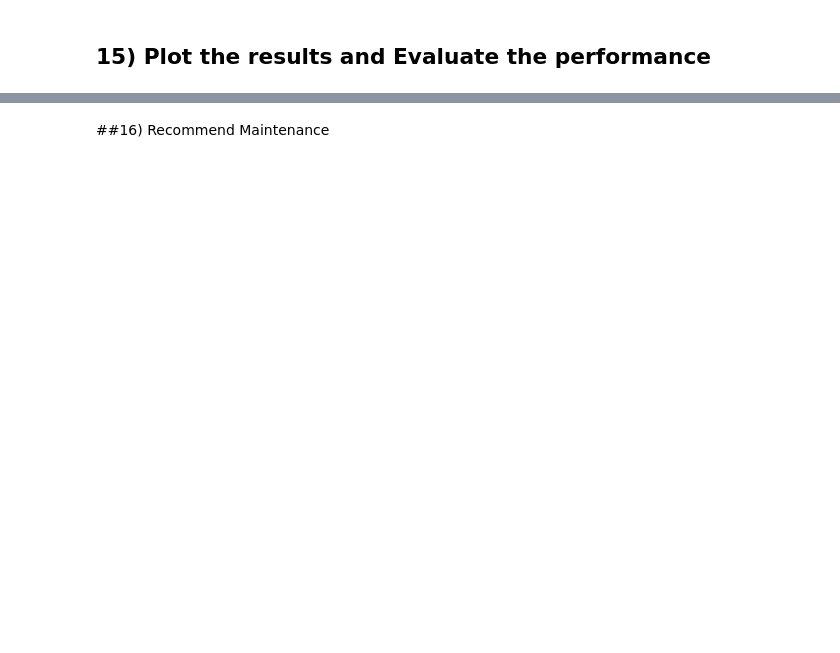
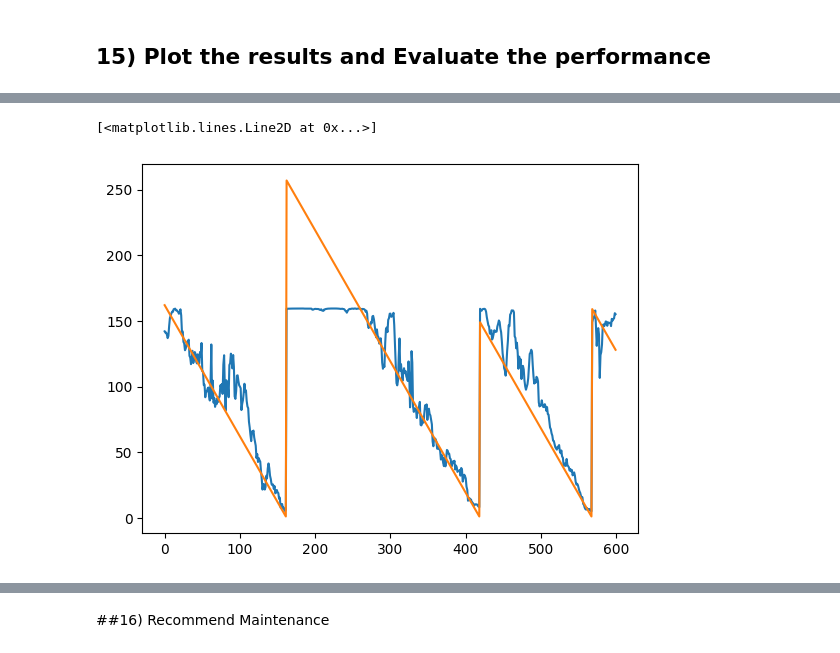
Before and after one commit to Abbta/adlfpae, a Jupyter notebook: Exercise_8_3_RNN_engine_lifetime.ipynb, the cells around one changed output, grey strips where cells are left out. Drawn from its saved outputs; the diff is of its cells as text; code cells hidden in the pictures; blank space fills up the shorter version.

```diff
--- a/Exercise_8_3_RNN_engine_lifetime.ipynb
+++ b/Exercise_8_3_RNN_engine_lifetime.ipynb
@@ -480,12 +485,13 @@ c2=keras.callbacks.EarlyStopping(patience=4, verbose=1)
 c3=keras.callbacks.ModelCheckpoint("best_model.keras", save_best_only=True)
 c4=keras.callbacks.CSVLogger("history_{}.csv".format(model.name))
 
-
+#Note that this will scramble the data before training
 results = model.fit(trainX_all, trainY_all ,
     epochs=20,
     batch_size=200,
     verbose=1,
     validation_split=0.2,
+    shuffle=True,
     callbacks=[c1,c2,c3, c4])
 # %% [output]
 Epoch 1/20
@@ -521,0 +528,15 @@ ax.set(xlabel="epoch", ylabel="loss")
+# %%
+#Testing on the training set to predict the RUL
+#Predict only on 600
+model.load_weights("best_model.keras")
+num_predict=600
+predictions=np.zeros(num_predict)
+for i in range(num_predict):
+  predictions[i]=model.predict(trainX_all[i:i+1,:,:], verbose=0)
+# %%
+#Plotting the true RUL and the network prediction for the training data set
+plt.plot(predictions)
+plt.plot(trainY_all[:num_predict])
+# %% [output]
+[<matplotlib.lines.Line2D at 0x...>]
+[figure, added]
```
Also changed, not shown: parts of 9 cells of this notebook.
